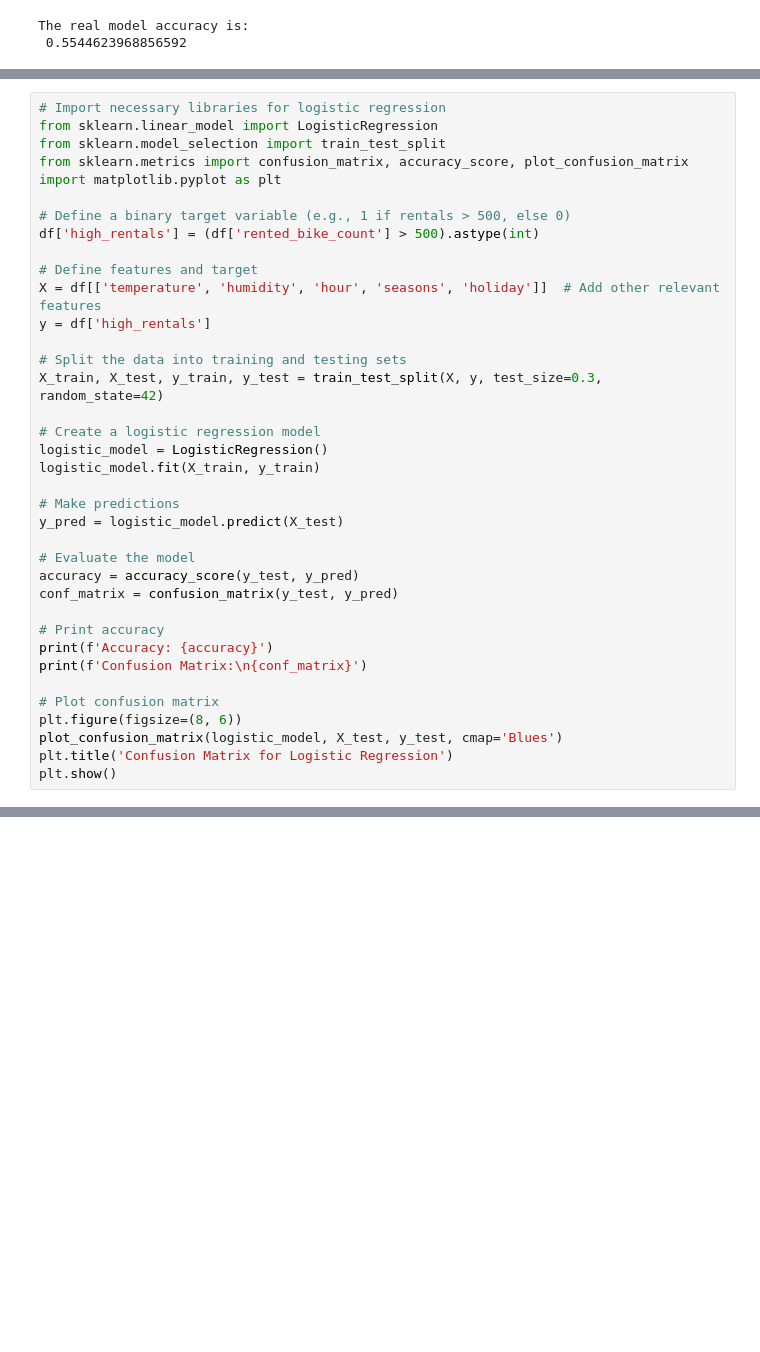
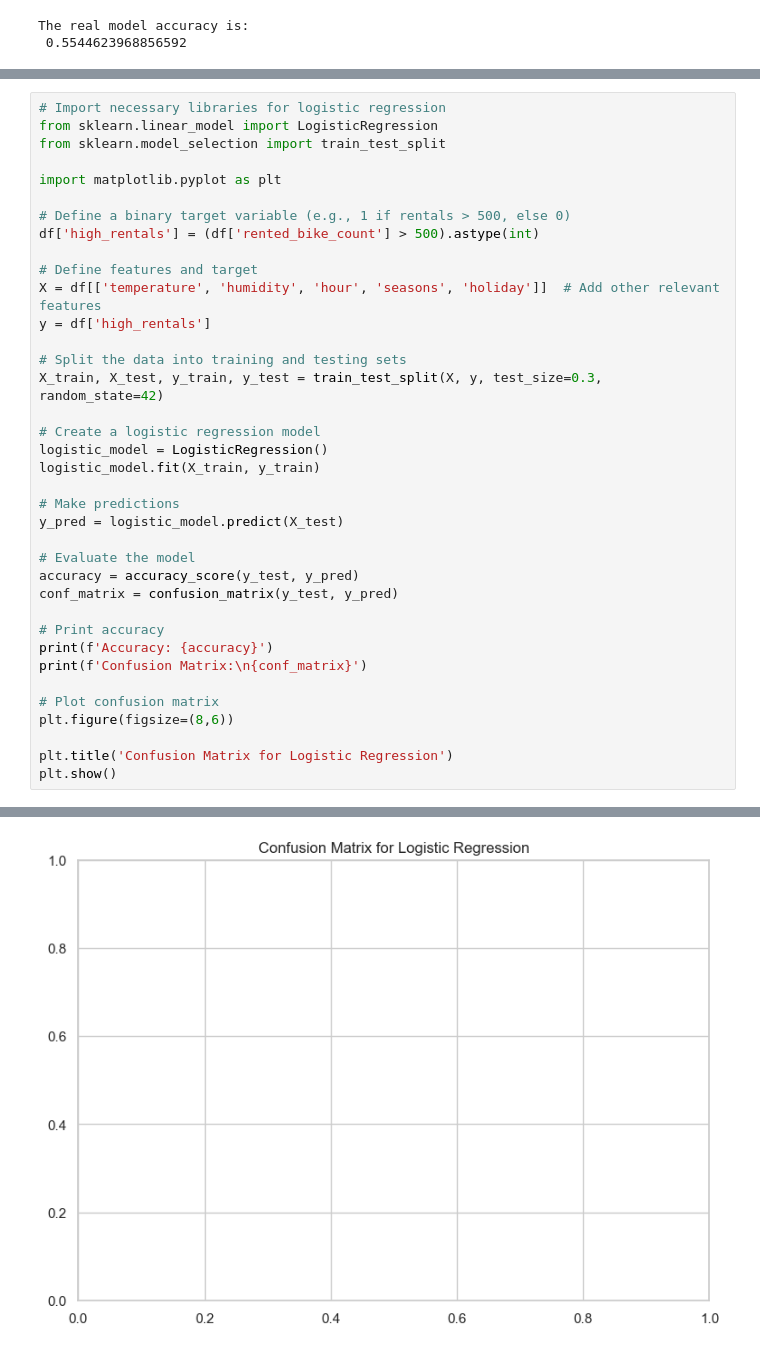
Before and after one commit to sali-gitub/DataScienceProject, a Jupyter notebook: semester_project_REG_SALI.ipynb, the cells around one changed output, grey strips where cells are left out. Cells and saved outputs as stored; diff of their text form; blank space fills up the shorter version.

```diff
--- a/semester_project_REG_SALI.ipynb
+++ b/semester_project_REG_SALI.ipynb
@@ -1103,7 +958,7 @@ plt.show()
 # Import necessary libraries for logistic regression
 from sklearn.linear_model import LogisticRegression
 from sklearn.model_selection import train_test_split
-from sklearn.metrics import confusion_matrix, accuracy_score, plot_confusion_matrix
+
 import matplotlib.pyplot as plt
 
 # Define a binary target variable (e.g., 1 if rentals > 500, else 0)
@@ -1132,7 +987,8 @@ print(f'Accuracy: {accuracy}')
 print(f'Confusion Matrix:\n{conf_matrix}')
 
 # Plot confusion matrix
-plt.figure(figsize=(8, 6))
-plot_confusion_matrix(logistic_model, X_test, y_test, cmap='Blues')
+plt.figure(figsize=(8,6))
+
 plt.title('Confusion Matrix for Logistic Regression')
 plt.show()
+# %% [output]
@@ -1138,0 +999 @@ plt.show()
+[figure, added]
```
Also changed, not shown: parts of 48 cells of this notebook.
